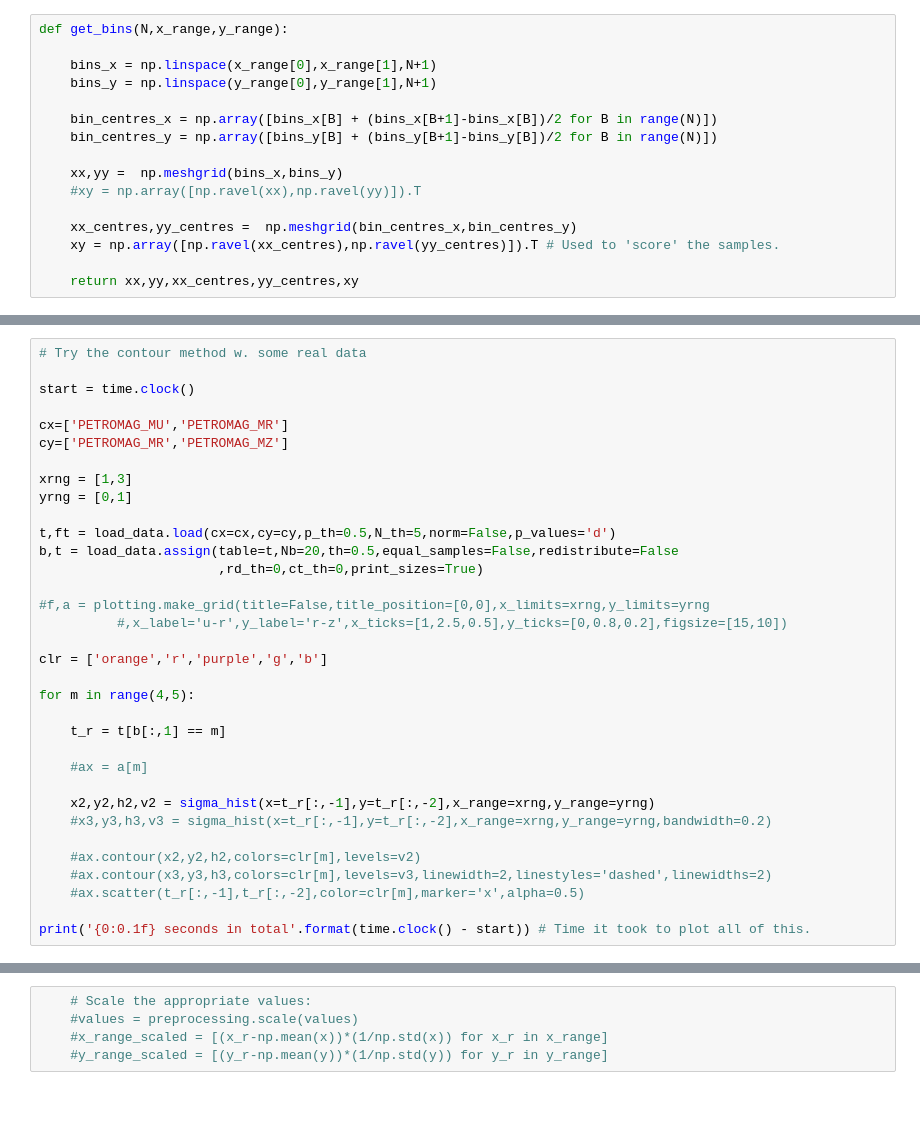
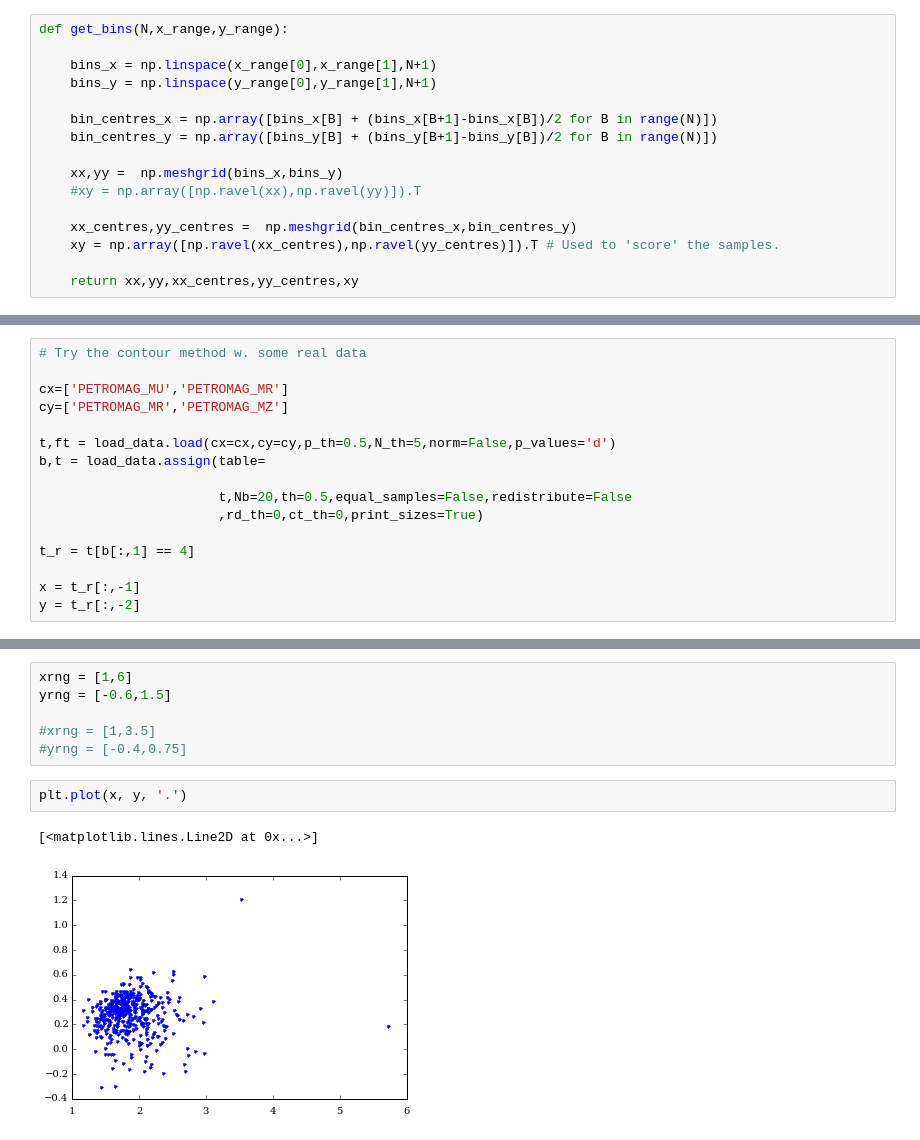
Before and after one commit to bamford/Debiasing-testing, a Jupyter notebook: Plotting_code_notebooks/2d_KDEs_v2.ipynb, the cells around one changed output, grey strips where cells are left out. Saved outputs shown, nothing was run; the diff lists cells and outputs as text; blank space fills up the shorter version.

```diff
--- a/Plotting_code_notebooks/2d_KDEs_v2.ipynb
+++ b/Plotting_code_notebooks/2d_KDEs_v2.ipynb
@@ -213,36 +288,18 @@ Optimised bandwidth from gridsearchCV = 0.38
 # %%
 # Try the contour method w. some real data
-
-start = time.clock()
 
 cx=['PETROMAG_MU','PETROMAG_MR']
 cy=['PETROMAG_MR','PETROMAG_MZ']
 
-xrng = [1,3]
-yrng = [0,1]
+t,ft = load_data.load(cx=cx,cy=cy,p_th=0.5,N_th=5,norm=False,p_values='d')
+b,t = load_data.assign(table=
 
-t,ft = load_data.load(cx=cx,cy=cy,p_th=0.5,N_th=5,norm=False,p_values='d')
-b,t = load_data.assign(table=t,Nb=20,th=0.5,equal_samples=False,redistribute=False
+                       t,Nb=20,th=0.5,equal_samples=False,redistribute=False
                        ,rd_th=0,ct_th=0,print_sizes=True)
 
-#f,a = plotting.make_grid(title=False,title_position=[0,0],x_limits=xrng,y_limits=yrng
-          #,x_label='u-r',y_label='r-z',x_ticks=[1,2.5,0.5],y_ticks=[0,0.8,0.2],figsize=[15,10])
+t_r = t[b[:,1] == 4]
 
-clr = ['orange','r','purple','g','b']
-
-for m in range(4,5):
-
-    t_r = t[b[:,1] == m]
-
-    #ax = a[m]
-
-    x2,y2,h2,v2 = sigma_hist(x=t_r[:,-1],y=t_r[:,-2],x_range=xrng,y_range=yrng)
-    #x3,y3,h3,v3 = sigma_hist(x=t_r[:,-1],y=t_r[:,-2],x_range=xrng,y_range=yrng,bandwidth=0.2)
-
-    #ax.contour(x2,y2,h2,colors=clr[m],levels=v2)
-    #ax.contour(x3,y3,h3,colors=clr[m],levels=v3,linewidth=2,linestyles='dashed',linewidths=2)
-    #ax.scatter(t_r[:,-1],t_r[:,-2],color=clr[m],marker='x',alpha=0.5)
-
-print('{0:0.1f} seconds in total'.format(time.clock() - start)) # Time it took to plot all of this.
+x = t_r[:,-1]
+y = t_r[:,-2]
 # %% [output]
 total sample: 12136
@@ -261,5 +313,11 @@ Optimised bandwidth from gridsearchCV = 1.08
-# %%
-    # Scale the appropriate values:
-    #values = preprocessing.scale(values)
-    #x_range_scaled = [(x_r-np.mean(x))*(1/np.std(x)) for x_r in x_range]
-    #y_range_scaled = [(y_r-np.mean(y))*(1/np.std(y)) for y_r in y_range]
+# %%
+xrng = [1,6]
+yrng = [-0.6,1.5]
+
+#xrng = [1,3.5]
+#yrng = [-0.4,0.75]
+# %%
+plt.plot(x, y, '.')
+# %% [output]
+[<matplotlib.lines.Line2D at 0x...>]
+[figure, added]
```
Also changed, not shown: parts of 11 cells of this notebook.
